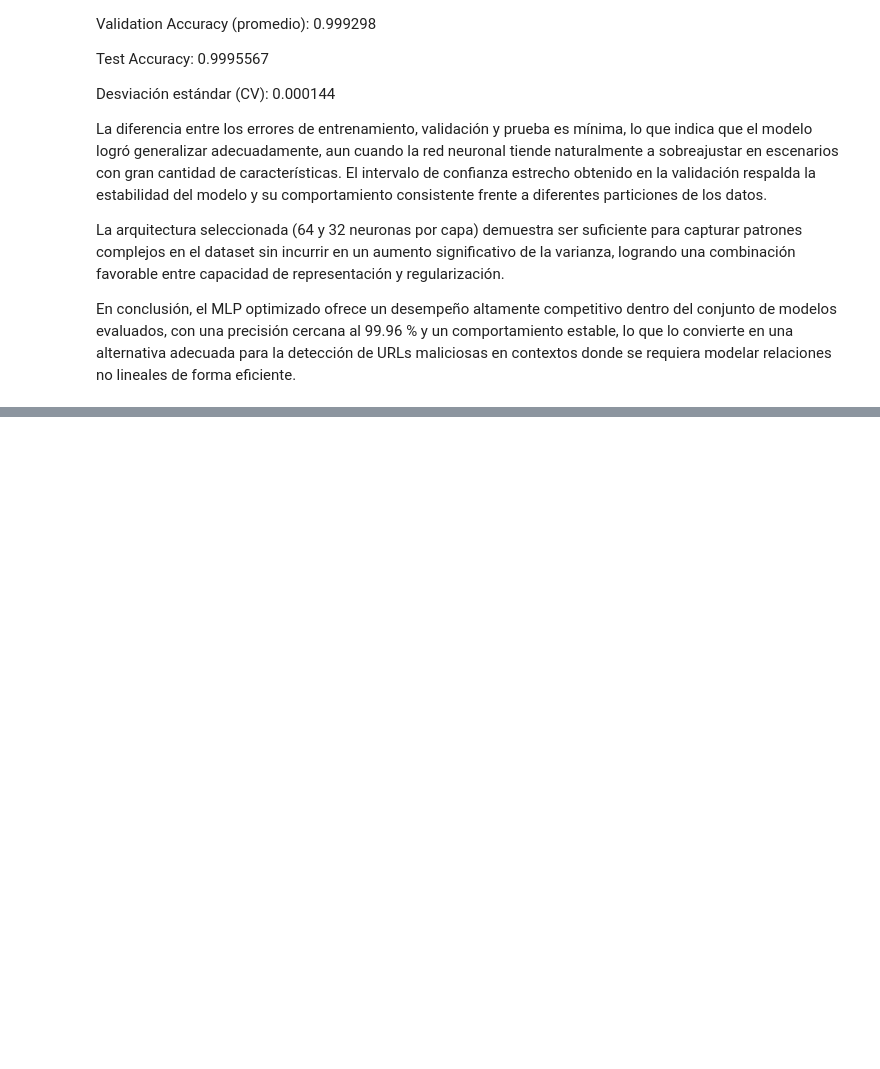
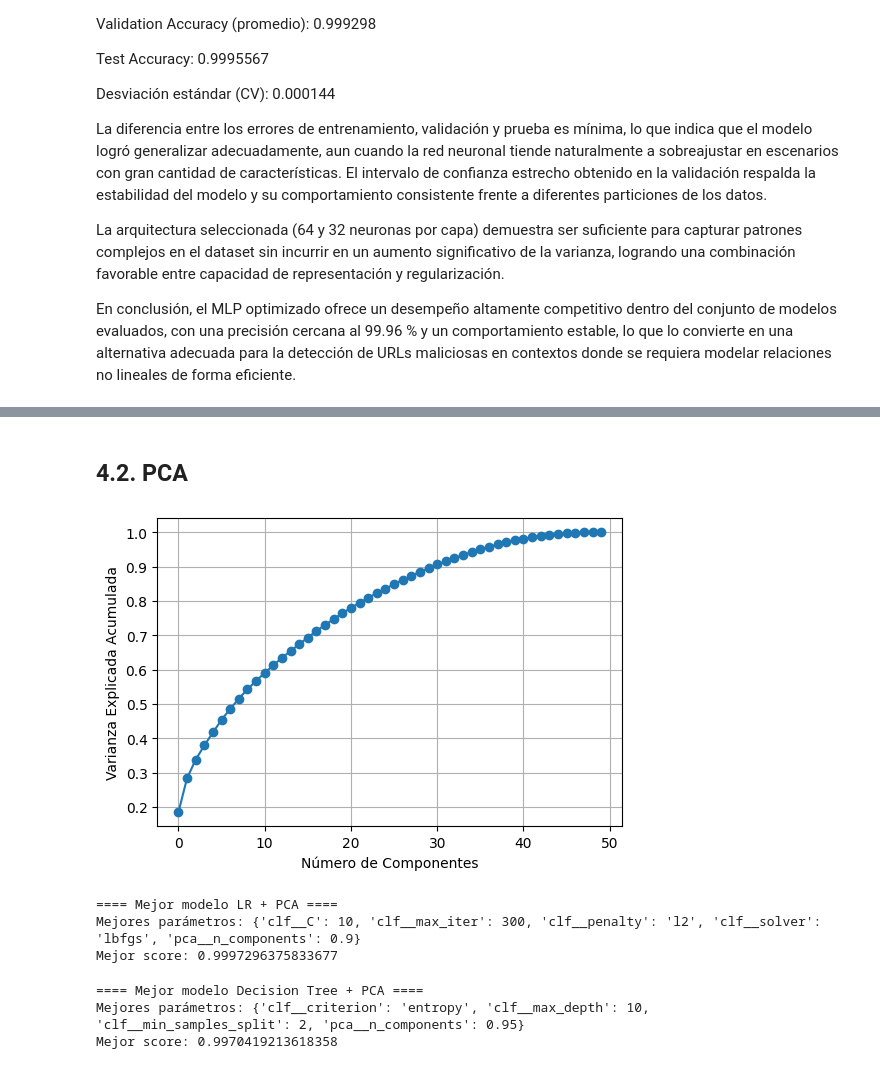
Before and after one commit to sren97/Modelos2_PhiUSIIL, a Jupyter notebook: Proyecto_Modelos_2_PhiUSIIL.ipynb, the cells around one changed output, grey strips where cells are left out. Drawn from its saved outputs; the diff is of its cells as text; code cells hidden in the pictures; blank space fills up the shorter version.

```diff
--- a/Proyecto_Modelos_2_PhiUSIIL.ipynb
+++ b/Proyecto_Modelos_2_PhiUSIIL.ipynb
@@ -1086,0 +1181,79 @@ En conclusión, el MLP optimizado ofrece un desempeño altamente competitivo den
+# %% [markdown]
+## 4.2. PCA
+# %%
+pca = PCA()
+pca.fit(X_train_s)
+
+plt.figure(figsize=(6,4))
+plt.plot(np.cumsum(pca.explained_variance_ratio_), marker='o')
+plt.xlabel("Número de Componentes")
+plt.ylabel("Varianza Explicada Acumulada")
+plt.grid()
+plt.show()
+# %% [output]
+[figure, added]
+# %%
+pipe_lr = Pipeline([
+    ('pca', PCA()),
+    ('clf', LogisticRegression(random_state=42))
+])
+param_grid_lr = {
+    'pca__n_components': [0.80, 0.90, 0.95, 25],
+    'clf__C': [0.01, 0.1, 1, 10],
+    'clf__penalty': ['l2'],
+    'clf__solver': ['lbfgs'],
+    "clf__max_iter": [300, 500],
+}
+
+grid_lr = GridSearchCV(
+    pipe_lr,
+    param_grid_lr,
+    cv=5,
+    scoring='accuracy',
+    n_jobs=-1
+)
+
+grid_lr.fit(X_train_s, y_train)
+
+print("==== Mejor modelo LR + PCA ====")
+print("Mejores parámetros:", grid_lr.best_params_)
+print("Mejor score:", grid_lr.best_score_)
+# %% [output]
+==== Mejor modelo LR + PCA ====
+Mejores parámetros: {'clf__C': 10, 'clf__max_iter': 300, 'clf__penalty': 'l2', 'clf__solver': 'lbfgs', 'pca__n_components': 0.9}
+Mejor score: 0.9997296375833677
+# %%
+from sklearn.decomposition import PCA
+from sklearn.pipeline import Pipeline
+from sklearn.model_selection import GridSearchCV
+from sklearn.tree import DecisionTreeClassifier
+
+pipe_dt = Pipeline([
+    ('pca', PCA()),
+    ('clf', DecisionTreeClassifier(random_state=42))
+])
+
+param_grid_dt = {
+    'pca__n_components': [0.80, 0.90, 0.95, 25],
+    'clf__criterion': ['gini', 'entropy'],
+    'clf__max_depth': [3, 5, 7, 10],
+    'clf__min_samples_split': [2, 5, 10],
+}
+
+grid_dt = GridSearchCV(
+    pipe_dt,
+    param_grid_dt,
+    cv=5,
+    scoring='accuracy',
+    n_jobs=-1
+)
+
+grid_dt.fit(X_train_s, y_train)
+
+print("==== Mejor modelo Decision Tree + PCA ====")
+print("Mejores parámetros:", grid_dt.best_params_)
+print("Mejor score:", grid_dt.best_score_)
+# %% [output]
+==== Mejor modelo Decision Tree + PCA ====
+Mejores parámetros: {'clf__criterion': 'entropy', 'clf__max_depth': 10, 'clf__min_samples_split': 2, 'pca__n_components': 0.95}
+Mejor score: 0.9970419213618358
```
Also changed, not shown: parts of 14 cells of this notebook.
